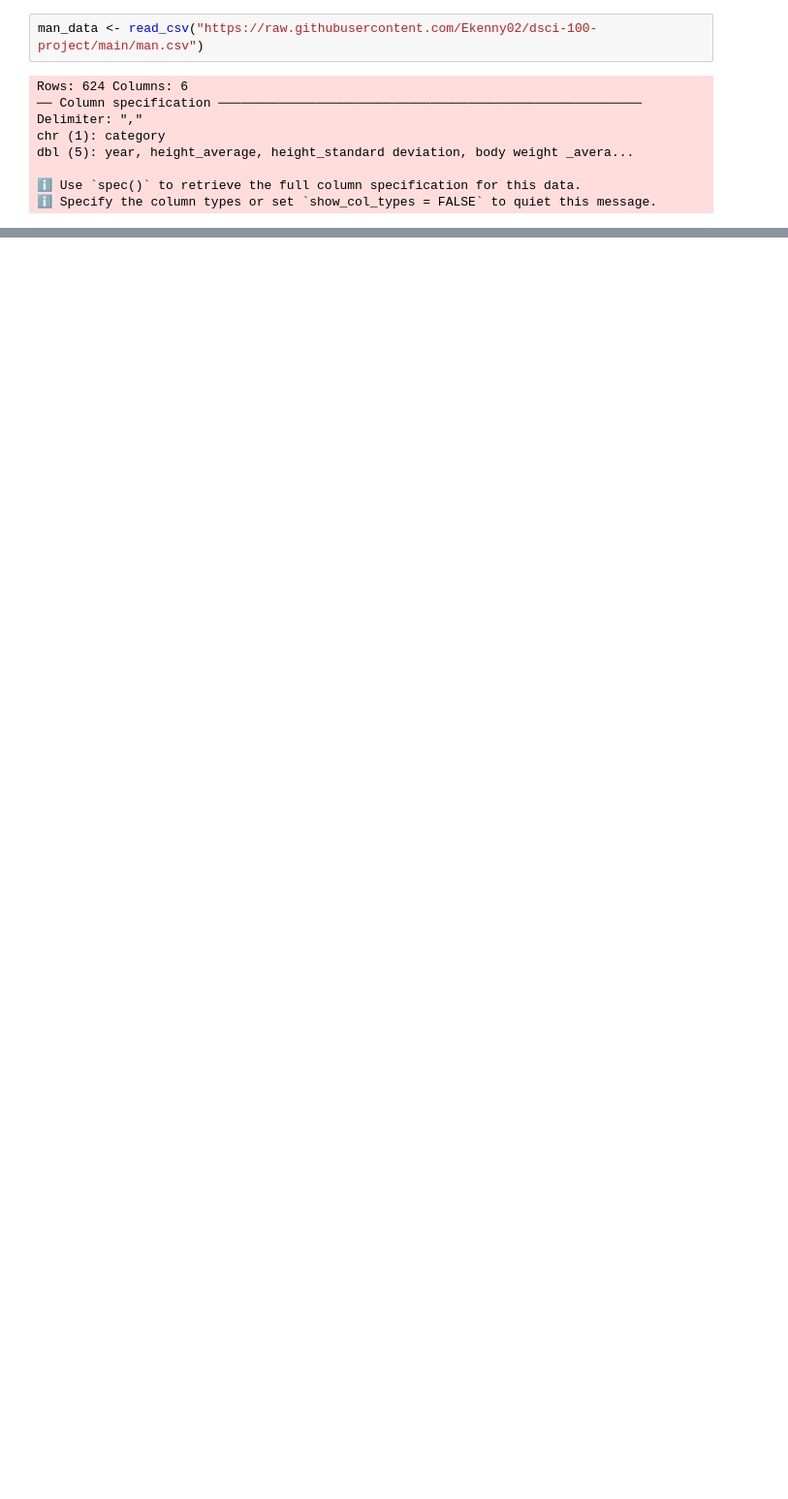
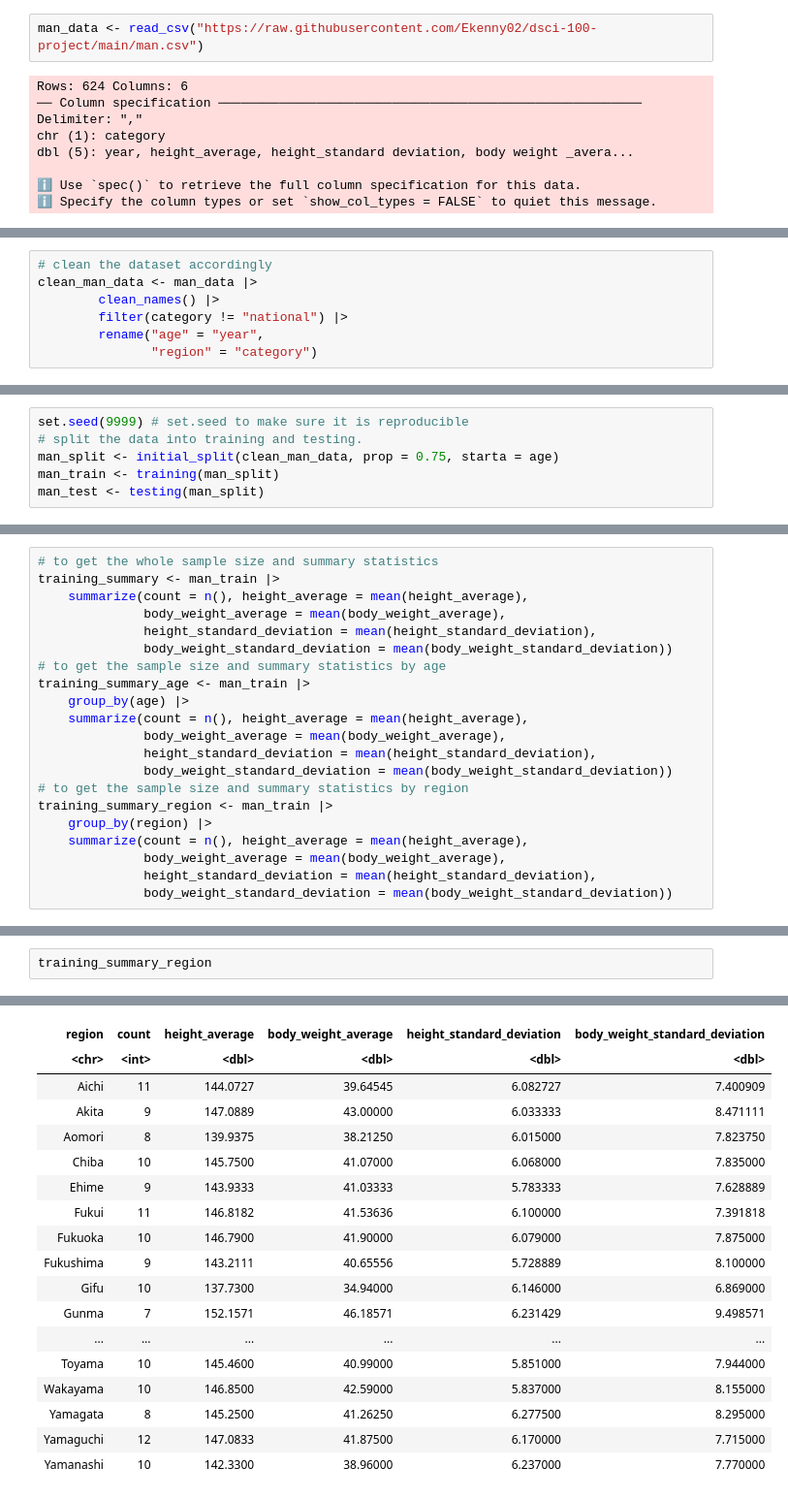
Before and after one commit to Ekenny02/dsci-100-project, a Jupyter notebook: Project_report.ipynb, the cells around one changed output, grey strips where cells are left out. Shown: that part at 97% size. Saved outputs shown, nothing was run; the diff lists cells and outputs as text; blank space fills up the shorter version.

Commit message:
summary tables for preliminary

```diff
--- a/Project_report.ipynb
+++ b/Project_report.ipynb
@@ -76,0 +83,7 @@ From the original data set table above, we noticed a few **problems**, which we
+# %%
+# clean the dataset accordingly
+clean_man_data <- man_data |>
+        clean_names() |>
+        filter(category != "national") |>
+        rename("age" = "year",
+               "region" = "category")
@@ -76,0 +109,6 @@ From the original data set table above, we noticed a few **problems**, which we
+# %%
+set.seed(9999) # set.seed to make sure it is reproducible
+# split the data into training and testing.
+man_split <- initial_split(clean_man_data, prop = 0.75, starta = age)
+man_train <- training(man_split)
+man_test <- testing(man_split)
@@ -76,0 +133,21 @@ From the original data set table above, we noticed a few **problems**, which we
+# %%
+# to get the whole sample size and summary statistics
+training_summary <- man_train |>
+    summarize(count = n(), height_average = mean(height_average),
+              body_weight_average = mean(body_weight_average),
+              height_standard_deviation = mean(height_standard_deviation),
+              body_weight_standard_deviation = mean(body_weight_standard_deviation))
+# to get the sample size and summary statistics by age
+training_summary_age <- man_train |>
+    group_by(age) |>
+    summarize(count = n(), height_average = mean(height_average),
+              body_weight_average = mean(body_weight_average),
+              height_standard_deviation = mean(height_standard_deviation),
+              body_weight_standard_deviation = mean(body_weight_standard_deviation))
+# to get the sample size and summary statistics by region
+training_summary_region <- man_train |>
+    group_by(region) |>
+    summarize(count = n(), height_average = mean(height_average),
+              body_weight_average = mean(body_weight_average),
+              height_standard_deviation = mean(height_standard_deviation),
+              body_weight_standard_deviation = mean(body_weight_standard_deviation))
@@ -76,0 +186,3 @@ From the original data set table above, we noticed a few **problems**, which we
+# %%
+training_summary_region
+# %% [output]
@@ -76,0 +190,18 @@ From the original data set table above, we noticed a few **problems**, which we
+| region | count | height_average | body_weight_average | height_standard_deviation | body_weight_standard_deviation |
+| <chr> | <int> | <dbl> | <dbl> | <dbl> | <dbl> |
+| Aichi | 11 | 144.0727 | 39.64545 | 6.082727 | 7.400909 |
+| Akita | 9 | 147.0889 | 43.00000 | 6.033333 | 8.471111 |
+| Aomori | 8 | 139.9375 | 38.21250 | 6.015000 | 7.823750 |
+| Chiba | 10 | 145.7500 | 41.07000 | 6.068000 | 7.835000 |
+| Ehime | 9 | 143.9333 | 41.03333 | 5.783333 | 7.628889 |
+| Fukui | 11 | 146.8182 | 41.53636 | 6.100000 | 7.391818 |
+| Fukuoka | 10 | 146.7900 | 41.90000 | 6.079000 | 7.875000 |
+| Fukushima | 9 | 143.2111 | 40.65556 | 5.728889 | 8.100000 |
+| Gifu | 10 | 137.7300 | 34.94000 | 6.146000 | 6.869000 |
+| Gunma | 7 | 152.1571 | 46.18571 | 6.231429 | 9.498571 |
+| ... | ... | ... | ... | ... | ... |
+| Toyama | 10 | 145.4600 | 40.99000 | 5.851000 | 7.944000 |
+| Wakayama | 10 | 146.8500 | 42.59000 | 5.837000 | 8.155000 |
+| Yamagata | 8 | 145.2500 | 41.26250 | 6.277500 | 8.295000 |
+| Yamaguchi | 12 | 147.0833 | 41.87500 | 6.170000 | 7.715000 |
+| Yamanashi | 10 | 142.3300 | 38.96000 | 6.237000 | 7.770000 |
```
Also changed, not shown: parts of 18 cells of this notebook.
